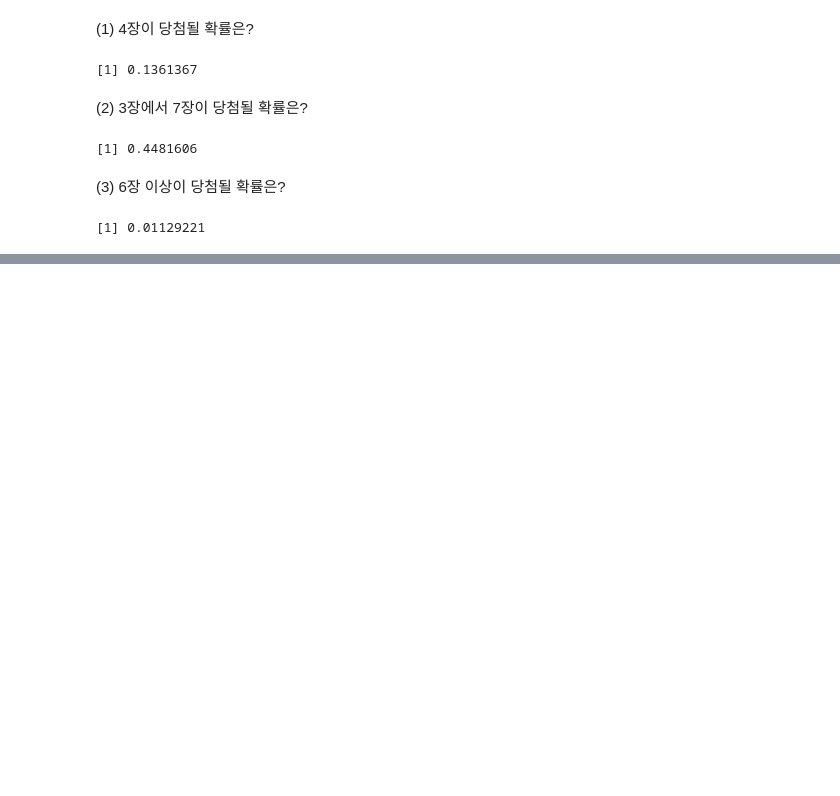
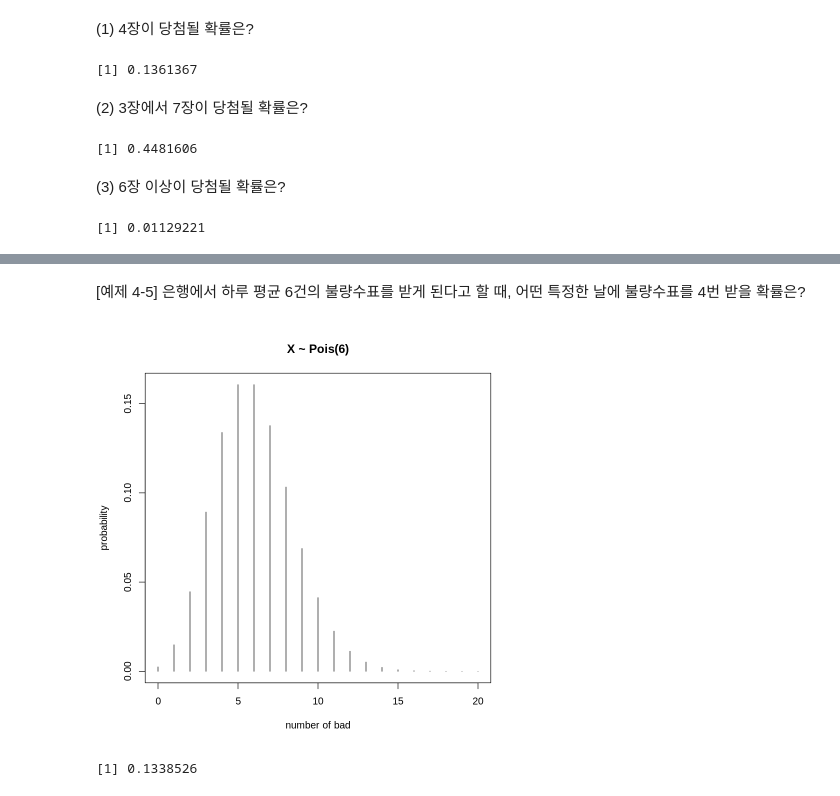
Before and after one commit to barkle2/KNOU, a Jupyter notebook: [3-1]통계학개론/제4장_확률분포와_표본분포.ipynb, the cells around one changed output, grey strips where cells are left out. Drawn from its saved outputs; the diff is of its cells as text; code cells hidden in the pictures; blank space fills up the shorter version.

```diff
--- a/[3-1]통계학개론/제4장_확률분포와_표본분포.ipynb
+++ b/[3-1]통계학개론/제4장_확률분포와_표본분포.ipynb
@@ -64,0 +97,12 @@ pbinom(7, size=8, prob=0.3) - pbinom(2, size=8, prob=0.3)
+# %% [markdown]
+[예제 4-5] 은행에서 하루 평균 6건의 불량수표를 받게 된다고 할 때, 어떤 특정한 날에 불량수표를 4번 받을 확률은?
+# %%
+y <- dpois(0:20, 6)
+plot(0:20, y, type='h', ylab='probability', xlab='number of bad', main=c('X ~ Pois(6)'))
+# %% [output]
+[figure, added]
+# %%
+# dpois: 포아송분포의 확률값
+dpois(4, 6)
+# %% [output]
+[1] 0.1338526
```
Also changed, not shown: parts of 31 cells of this notebook.
